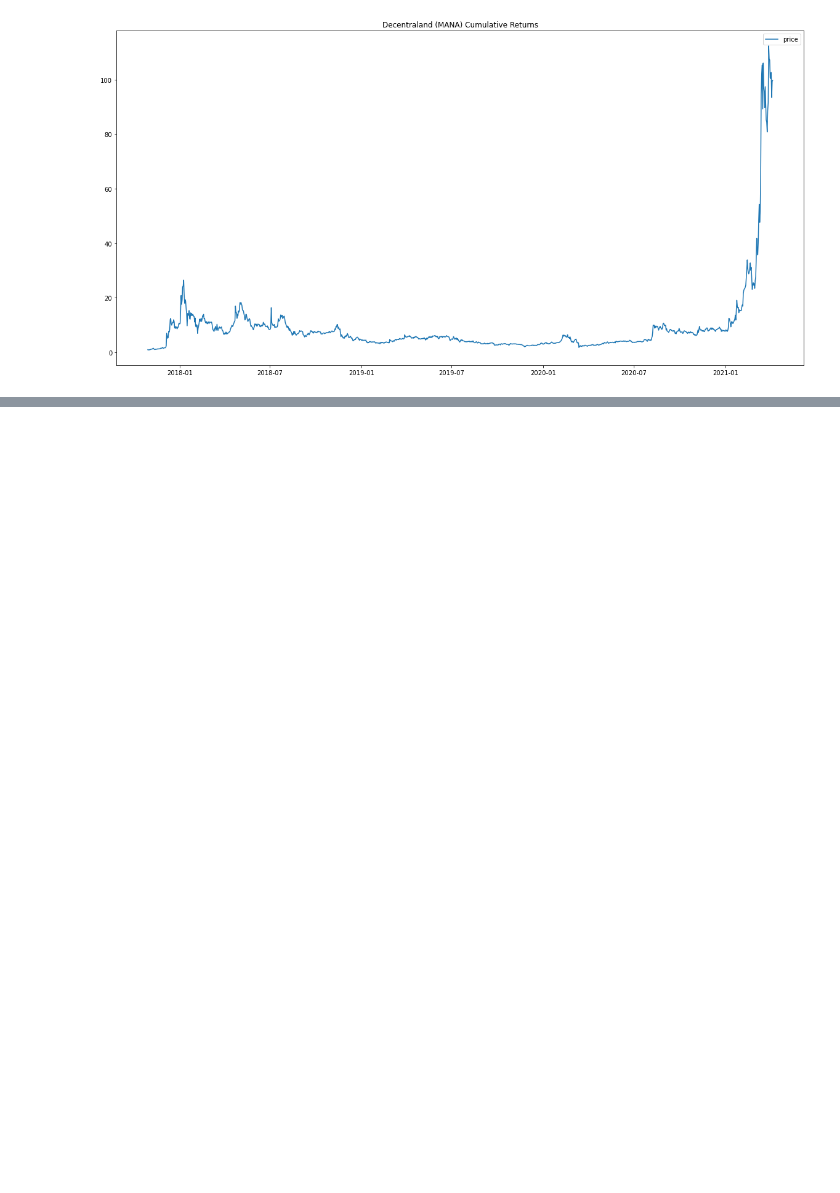
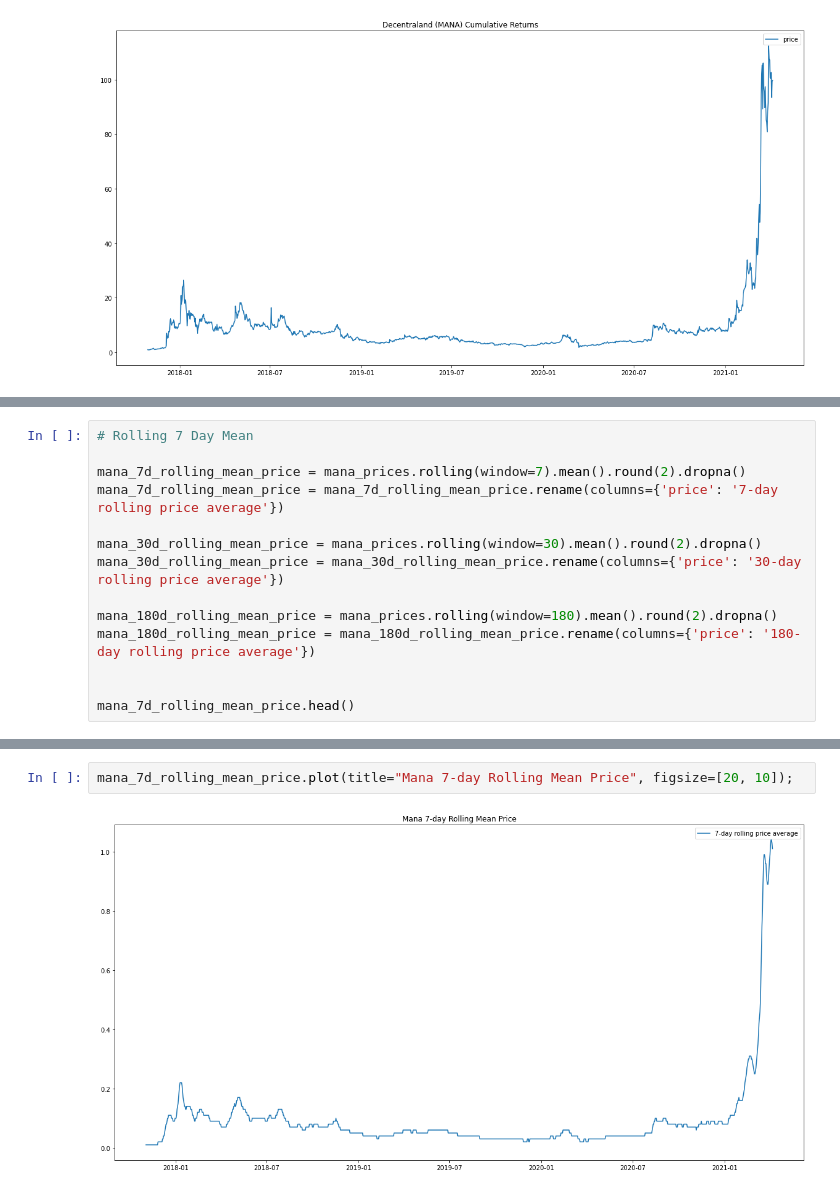
Before and after one commit to Hash3rown/nfty_tree.io, a Jupyter notebook: sandbox/kelso_mana_analysis.ipynb, the cells around one changed output, grey strips where cells are left out. Saved outputs shown, nothing was run; the diff lists cells and outputs as text; blank space fills up the shorter version.

```diff
--- a/sandbox/kelso_mana_analysis.ipynb
+++ b/sandbox/kelso_mana_analysis.ipynb
@@ -94,0 +109,14 @@ mana_cumulative_returns.plot(figsize=[20,10], title="Decentraland (MANA) Cumulat
+# %%
+# Rolling 7 Day Mean
+
+mana_7d_rolling_mean_price = mana_prices.rolling(window=7).mean().round(2).dropna()
+mana_7d_rolling_mean_price = mana_7d_rolling_mean_price.rename(columns={'price': '7-day rolling price average'})
+
+mana_30d_rolling_mean_price = mana_prices.rolling(window=30).mean().round(2).dropna()
+mana_30d_rolling_mean_price = mana_30d_rolling_mean_price.rename(columns={'price': '30-day rolling price average'})
+
+mana_180d_rolling_mean_price = mana_prices.rolling(window=180).mean().round(2).dropna()
+mana_180d_rolling_mean_price = mana_180d_rolling_mean_price.rename(columns={'price': '180-day rolling price average'})
+
+
+mana_7d_rolling_mean_price.head()
@@ -94,0 +130,4 @@ mana_cumulative_returns.plot(figsize=[20,10], title="Decentraland (MANA) Cumulat
+# %%
+mana_7d_rolling_mean_price.plot(title="Mana 7-day Rolling Mean Price", figsize=[20, 10]);
+# %% [output]
+[figure, added]
```
Also changed, not shown: parts of 20 cells of this notebook.
